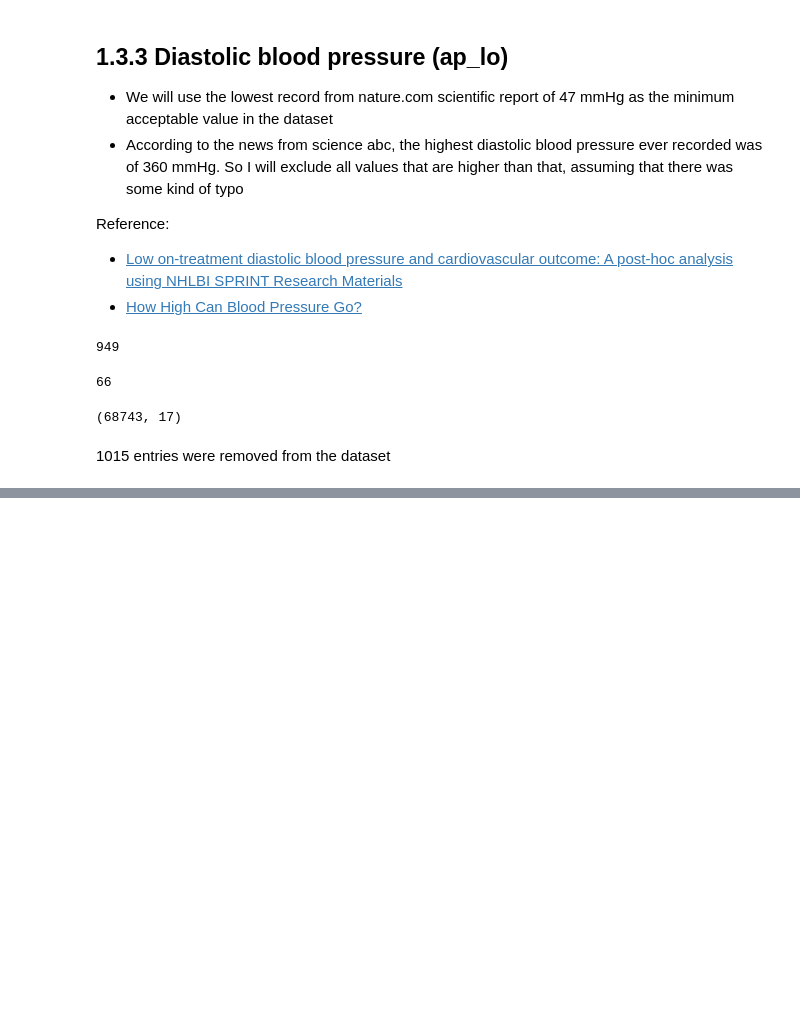
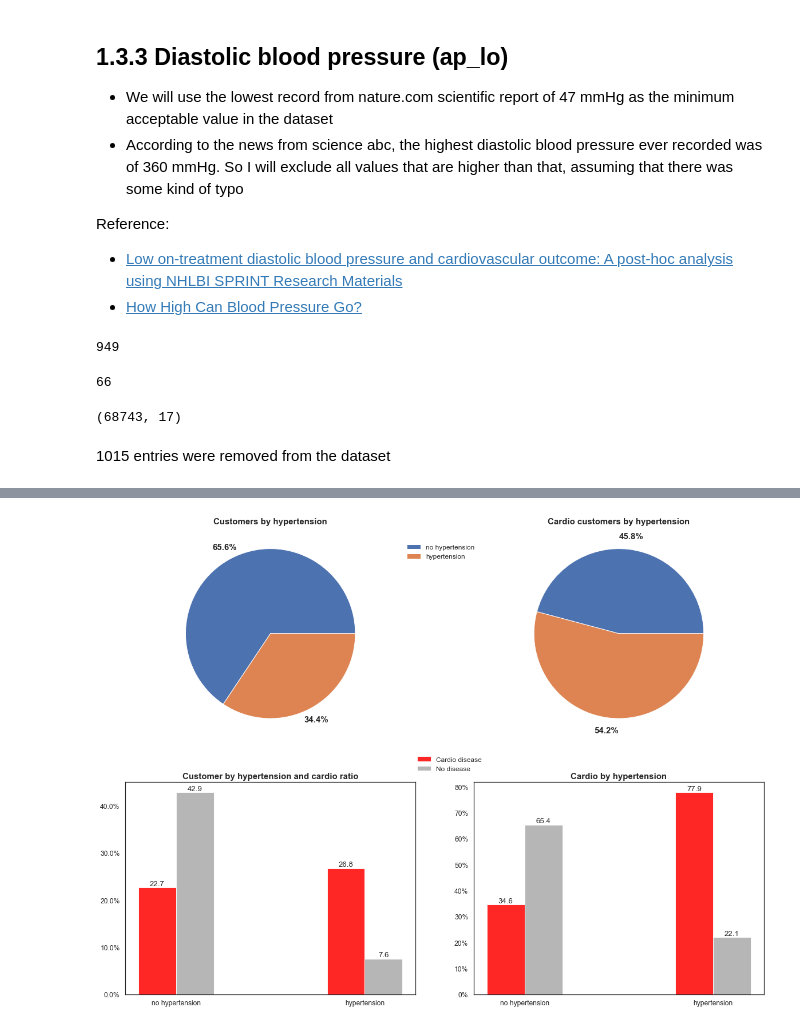
Before and after one commit to henriqueumeda/cardio-catch-diseases, a Jupyter notebook: Cardio Catch Diseases.ipynb, the cells around one changed output, grey strips where cells are left out. Saved outputs shown, nothing was run; the diff lists cells and outputs as text; code cells hidden in the pictures; blank space fills up the shorter version.

```diff
--- a/Cardio Catch Diseases.ipynb
+++ b/Cardio Catch Diseases.ipynb
@@ -339,0 +489,30 @@ df.shape
+# %%
+def add_value_labels(ax, orientation, xspace=0, yspace=0, percentage=False):
+    for rect in ax.patches:
+        # Get X and Y placement of label from rect.
+        if orientation == 'v':
+            y_value = rect.get_height()
+            x_value = rect.get_x() + rect.get_width() / 2
+            label = rect.get_height()
+        elif orientation == 'h':
+            y_value = rect.get_y() + rect.get_height() / 4
+            x_value = rect.get_width()
+            label = rect.get_width()
+
+        # Vertical alignment for positive values
+        va = 'bottom'
+
+        # Define the label format
+        if percentage==True:
+            label = "{:.1f}".format(label*100)
+        else:
+            label = "{:,.0f}".format(label)
+
+        # Create annotation
+        ax.annotate(
+            label,
+            (x_value, y_value),
+            xytext=(xspace, yspace),
+            textcoords="offset points",
+            ha='center',
+            va=va)
@@ -339,0 +699,10 @@ df.shape
+# %%
+def generate_cate_chart_dashboard(df, field, order, ticks, size=(20,15), pct=1.15, pie_legend_pos=(-0.15, 0.95), bar_legend_pos=(0.05,1.15)):
+    plt.figure(figsize=size)
+    plot_pie(df, field, subplot=(2,2,1), order=order, pct=pct)
+    plot_pie(df, field, subplot=(2,2,2), cardio_ratio=True, order=order, pct=pct)
+    plt.legend(ticks, bbox_to_anchor=pie_legend_pos, framealpha=0.0, prop={'size': 12})
+    plot_percent_category(df, field, order, subplot=(2,2,3), xticks=ticks)
+    plot_percent_category(df, field, order, subplot=(2,2,4), xticks=ticks, cardio_ratio=True)
+    plt.legend(['Cardio disease', 'No disease'], bbox_to_anchor=bar_legend_pos, framealpha=0.0, prop={'size': 12})
+    plt.show()
@@ -339,0 +713,6 @@ df.shape
+# %%
+hypertension_ticks = list(cate_labels['hypertension'].values())
+order=[0,1]
+generate_cate_chart_dashboard(df, 'hypertension', order, hypertension_ticks)
+# %% [output]
+[figure, added]
```
Also changed, not shown: parts of 51 cells of this notebook.
